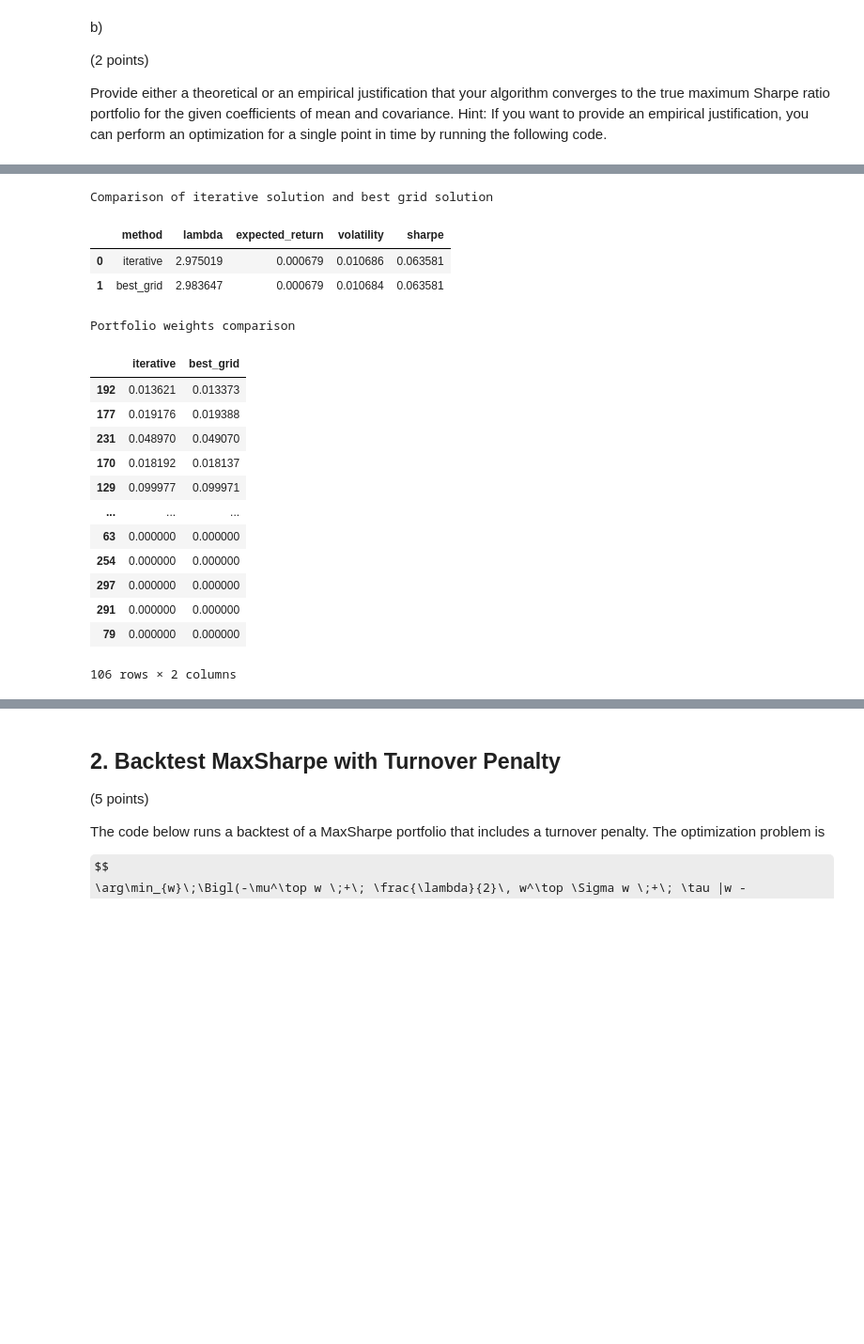
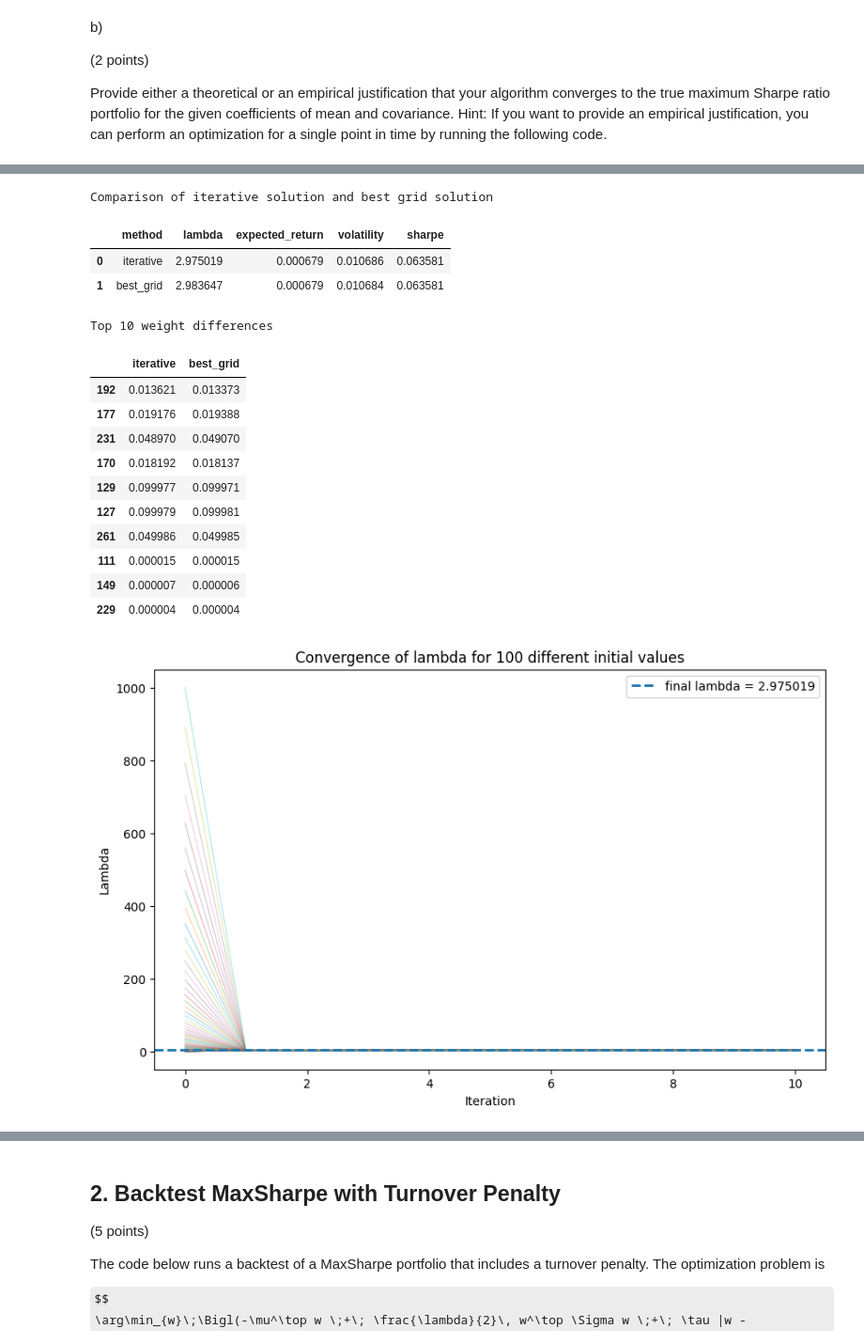
Before and after one commit to marci314/qpmwp-course, a Jupyter notebook: assignments/assignment_3.ipynb, the cells around one changed output, grey strips where cells are left out. Shown at 94% size. Cells and saved outputs as stored; diff of their text form; code cells hidden in the pictures; some formulas as TeX source; blank space fills up the shorter version.

```diff
--- a/assignments/assignment_3.ipynb
+++ b/assignments/assignment_3.ipynb
@@ -189,9 +189,15 @@ class MaxSharpe(Optimization):
                  constraints: Optional[Constraints] = None,
                  covariance: Optional[Covariance] = None,
                  expected_return: Optional[ExpectedReturn] = None,
+                 risk_aversion: float = 1.0,
+                 max_iter: int = 10,
+                 tol: float = 1e-8,
                  **kwargs) -> None:
         super().__init__(
             constraints=constraints,
+            risk_aversion=risk_aversion,
+            max_iter=max_iter,
+            tol=tol,
             **kwargs,
         )
         self.covariance = Covariance() if covariance is None else covariance
@@ -205,9 +211,10 @@ class MaxSharpe(Optimization):
         self.covmat = np.asarray(covmat, dtype=float)
         self.mu = np.asarray(mu, dtype=float).reshape(-1)
 
+        lam = float(self.params.get('risk_aversion', 1.0))
         self.objective = Objective(
             q=-self.mu,
-            P=2 * self.params['risk_aversion'] * self.covmat,
+            P=2 * lam * self.covmat,
         )
         return None
 
@@ -335,6 +587,8 @@ So the algorithm can be justified as a fixed-point iteration. Convergence follow
 # bs.optimization.solve()
 #
 # bs.optimization.results
+
+import matplotlib.pyplot as plt
 
 bs.optimization = MaxSharpe(
     covariance=Covariance(method='pearson'),
@@ -410,48 +664,74 @@ comparison = pd.DataFrame([
         'sharpe': sr_iter,
     },
     {
         'method': 'best_grid',
         'lambda': best_grid['lambda'],
         'expected_return': best_grid['expected_return'],
         'volatility': best_grid['volatility'],
         'sharpe': best_grid['sharpe'],
     }
 ]).round(6)
 
 weight_compare = pd.concat(
     [w_iter.rename('iterative'), w_grid.rename('best_grid')],
     axis=1
 )
-
-weights = (
-    weight_compare.loc[(w_iter - w_grid).abs().sort_values(ascending=False).index]
-    .round(6)
-)
+weight_compare['abs_diff'] = (weight_compare['iterative'] - weight_compare['best_grid']).abs()
+weights_top = weight_compare.sort_values('abs_diff', ascending=False).head(10).drop(columns='abs_diff').round(6)
 
 print("Comparison of iterative solution and best grid solution")
 display(comparison)
 
-print("Portfolio weights comparison")
-display(weights)
+print("Top 10 weight differences")
+display(weights_top)
+
+lambda0_grid = np.logspace(-2, 3, 100)
+
+plt.figure(figsize=(10, 6))
+
+for lambda_0 in lambda0_grid:
+    opt_path = MaxSharpe(
+        constraints=copy.deepcopy(bs.optimization.constraints),
+        covariance=Covariance(method='pearson'),
+        expected_return=ExpectedReturn(method='geometric'),
+        solver_name='cvxopt',
+        risk_aversion=float(lambda_0),
+        max_iter=1,
+        tol=1e-8,
+    )
+    opt_path.set_objective(bs.optimization_data)
+
+    path = [float(lambda_0)]
+    for _ in range(10):
+        opt_path.solve()
+        path.append(float(opt_path.results['risk_aversion']))
+
+    plt.plot(range(len(path)), path, linewidth=0.8, alpha=0.35)
+
+plt.axhline(lam_iter, linestyle='--', linewidth=2, label=f'final lambda = {lam_iter:.6f}')
+plt.xlabel('Iteration')
+plt.ylabel('Lambda')
+plt.title('Convergence of lambda for 100 different initial values')
+plt.legend()
+plt.show()
 # %% [output]
 Comparison of iterative solution and best grid solution
 |  | method | lambda | expected_return | volatility | sharpe |
 | 0 | iterative | 2.975019 | 0.000679 | 0.010686 | 0.063581 |
 | 1 | best_grid | 2.983647 | 0.000679 | 0.010684 | 0.063581 |
-Portfolio weights comparison
+Top 10 weight differences
 |  | iterative | best_grid |
 | 192 | 0.013621 | 0.013373 |
 | 177 | 0.019176 | 0.019388 |
 | 231 | 0.048970 | 0.049070 |
 | 170 | 0.018192 | 0.018137 |
 | 129 | 0.099977 | 0.099971 |
-| ... | ... | ... |
-| 63 | 0.000000 | 0.000000 |
-| 254 | 0.000000 | 0.000000 |
-| 297 | 0.000000 | 0.000000 |
-| 291 | 0.000000 | 0.000000 |
-| 79 | 0.000000 | 0.000000 |
+| 127 | 0.099979 | 0.099981 |
+| 261 | 0.049986 | 0.049985 |
+| 111 | 0.000015 | 0.000015 |
+| 149 | 0.000007 | 0.000006 |
+| 229 | 0.000004 | 0.000004 |
-106 rows × 2 columns
+[figure, added]
 # %% [markdown]
 ### Empirical justification
 
```
Also changed, not shown: parts of 15 cells of this notebook.
